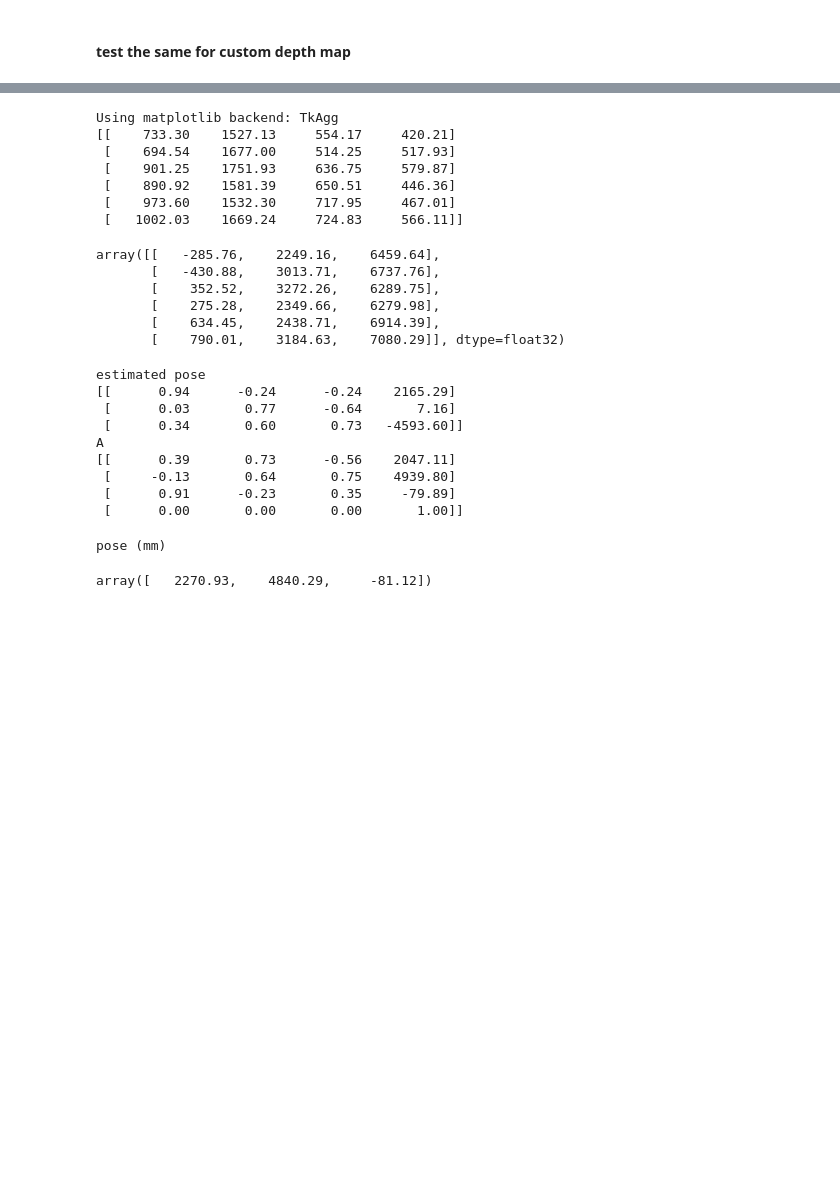
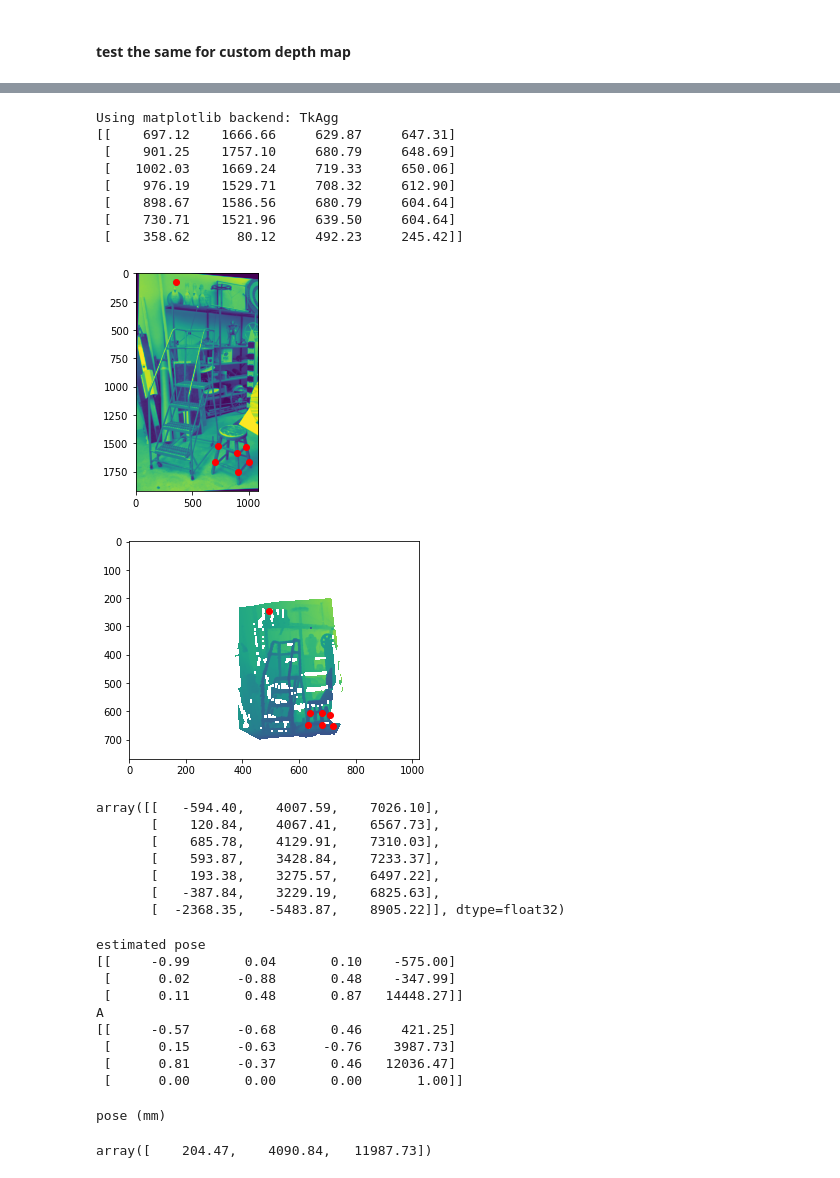
Before and after one commit to ushichka/dmcp, a Jupyter notebook: notebooks/middlebury_depth.ipynb, the cells around one changed output, grey strips where cells are left out. Cells and saved outputs as stored; diff of their text form; code cells hidden in the pictures; blank space fills up the shorter version.

```diff
--- a/notebooks/middlebury_depth.ipynb
+++ b/notebooks/middlebury_depth.ipynb
@@ -175,24 +207,40 @@ plt.show()
 # %%
+from src.dmcpworkflow.annotate_points import annotate
 %matplotlib
-cps = annotate(im[:,:,0],_dm) # exactly nonplanar 6 do seem best
+_cps = annotate(im[:,:,0],_dm) # exactly nonplanar 6 do seem best
 %matplotlib inline
-print(cps)
+print(_cps)
 # %% [output]
 Using matplotlib backend: TkAgg
-[[    733.30    1527.13     554.17     420.21]
- [    694.54    1677.00     514.25     517.93]
- [    901.25    1751.93     636.75     579.87]
- [    890.92    1581.39     650.51     446.36]
- [    973.60    1532.30     717.95     467.01]
- [   1002.03    1669.24     724.83     566.11]]
+[[    697.12    1666.66     629.87     647.31]
+ [    901.25    1757.10     680.79     648.69]
+ [   1002.03    1669.24     719.33     650.06]
+ [    976.19    1529.71     708.32     612.90]
+ [    898.67    1586.56     680.79     604.64]
+ [    730.71    1521.96     639.50     604.64]
+ [    358.62      80.12     492.23     245.42]]
+# %%
+plt.figure()
+plt.imshow(im[:,:,0])
+plt.scatter(_cps[:,0],_cps[:,1],c="r")
+
+plt.figure()
+plt.imshow(_dm,origin="upper")
+plt.scatter(_cps[:,2],_cps[:,3],c="r")
+
+plt.show()
+# %% [output]
+[figure, added]
+[figure, added]
 # %%
-world_pts = dm_to_world(_dm, _dmK, _dmP,cps[:,2:])
-world_pts
+_world_pts = dm_to_world(_dm, _dmK, _dmP,_cps[:,2:])
+_world_pts
 # %% [output]
-array([[   -285.76,    2249.16,    6459.64],
-       [   -430.88,    3013.71,    6737.76],
-       [    352.52,    3272.26,    6289.75],
-       [    275.28,    2349.66,    6279.98],
-       [    634.45,    2438.71,    6914.39],
-       [    790.01,    3184.63,    7080.29]], dtype=float32)
+array([[   -594.40,    4007.59,    7026.10],
+       [    120.84,    4067.41,    6567.73],
+       [    685.78,    4129.91,    7310.03],
+       [    593.87,    3428.84,    7233.37],
+       [    193.38,    3275.57,    6497.22],
+       [   -387.84,    3229.19,    6825.63],
+       [  -2368.35,   -5483.87,    8905.22]], dtype=float32)
 # %%
@@ -202,29 +250,29 @@ pl.add_mesh(mesh, scalars="colors",rgb=True)
 pl.add_mesh(cps_mesh, color="red", point_size=25, render_points_as_spheres=True)
 pl.show()
 # %%
-A = dmcp(_dmK, P_im, cps[:,:2],world_pts)
-print(f"A\n{A}")
+_A = dmcp(_dmK, P_im, _cps[:,:2],_world_pts)
+print(f"A\n{_A}")
 # %% [output]
 estimated pose
-[[      0.94      -0.24      -0.24    2165.29]
- [      0.03       0.77      -0.64       7.16]
- [      0.34       0.60       0.73   -4593.60]]
+[[     -0.99       0.04       0.10    -575.00]
+ [      0.02      -0.88       0.48    -347.99]
+ [      0.11       0.48       0.87   14448.27]]
 A
-[[      0.39       0.73      -0.56    2047.11]
- [     -0.13       0.64       0.75    4939.80]
- [      0.91      -0.23       0.35     -79.89]
+[[     -0.57      -0.68       0.46     421.25]
+ [      0.15      -0.63      -0.76    3987.73]
+ [      0.81      -0.37       0.46   12036.47]
  [      0.00       0.00       0.00       1.00]]
 # %%
-P_trans = P_im @ la.inv(A)
+_P_trans = P_im @ la.inv(_A)
 
 print("pose (mm)")
-pos_est = la.null_space(P_trans) / la.null_space(P_trans)[-1]
+_pos_est = la.null_space(_P_trans) / la.null_space(_P_trans)[-1]
 pos_truth = la.null_space(P) / la.null_space(P)[-1]
 
-pos_est = pos_est[:3].flatten()
+_pos_est = _pos_est[:3].flatten()
 pos_truth = pos_truth[:3].flatten()
-pos_est
+_pos_est
 # %% [output]
 pose (mm)
-array([   2270.93,    4840.29,     -81.12])
+array([    204.47,    4090.84,   11987.73])
 # %%
```
Also changed, not shown: parts of 11 cells of this notebook, 1 other file.
